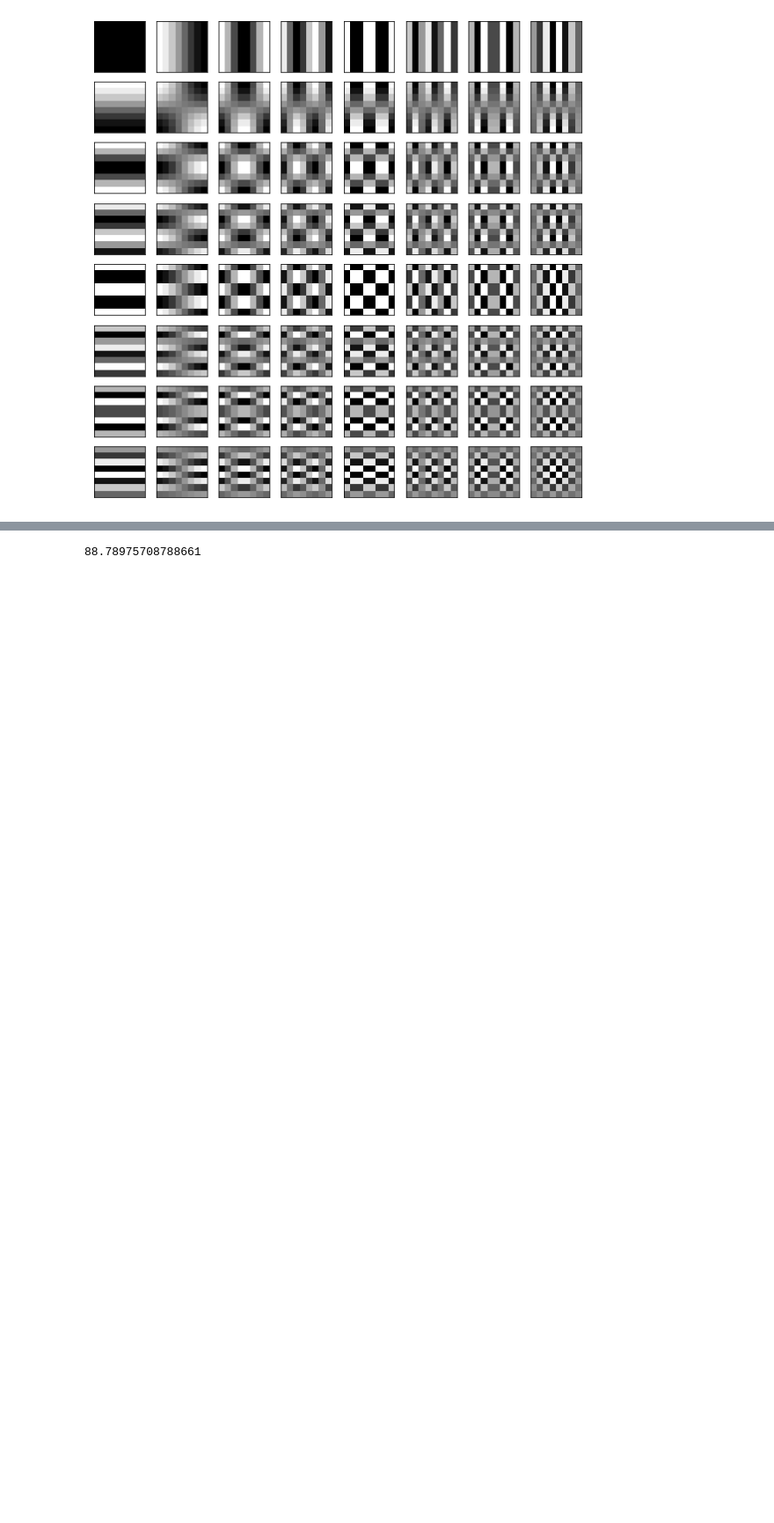
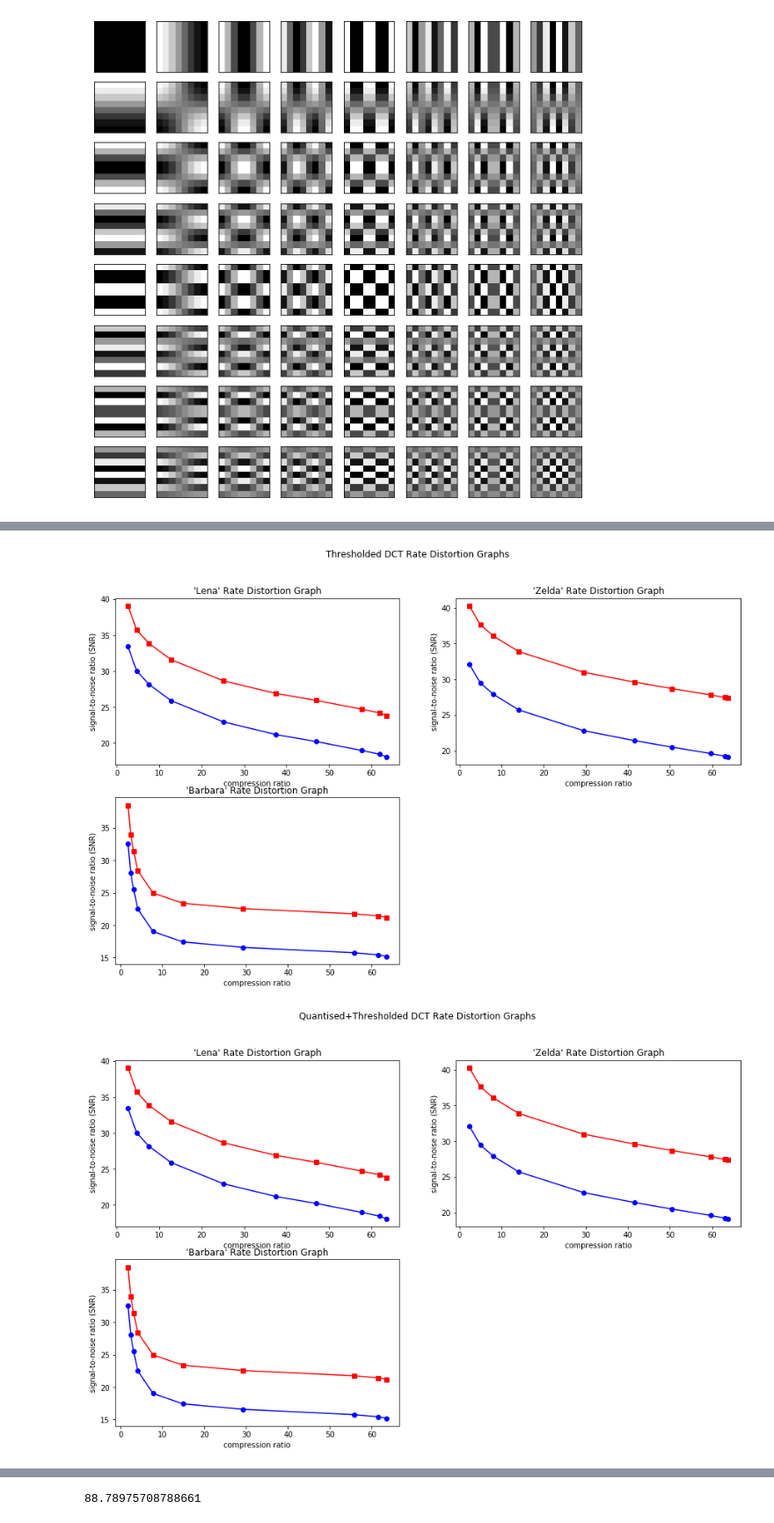
Before and after one commit to callummarvell/ImVid-Analysis, a Jupyter notebook: Task1(refined).ipynb, the cells around one changed output, grey strips where cells are left out. Shown at 88% size. Drawn from its saved outputs; the diff is of its cells as text; code cells hidden in the pictures; blank space fills up the shorter version.

```diff
--- a/Task1(refined).ipynb
+++ b/Task1(refined).ipynb
@@ -261,0 +339,31 @@ print(psnr(quantd[8],img))
+# %%
+tl = getGraph(lthreshd, lpthreshd, lena, False)
+ql = getGraph(lquantd,lpquantd, lena, False)
+tz = getGraph(zthreshd, zpthreshd, zeld, False)
+qz = getGraph(zquantd, zpquantd, zeld, False)
+tb = getGraph(bthreshd, bpquantd, barb, False)
+qb = getGraph(bquantd, bpquantd, barb, False)
+ts = [tl,tz,tb]
+qs = [ql,qz,qb]
+titles = ["'Lena' Rate Distortion Graph","'Zelda' Rate Distortion Graph","'Barbara' Rate Distortion Graph"]
+fig = plt.figure(figsize=(15, 9))
+for i in range(3):
+    plt.subplot(2,2,(i+1))
+    plt.plot(ts[i][0], ts[i][1], 'bo-',ts[i][2], ts[i][3], 'rs-')
+    plt.title(titles[i])
+    plt.xlabel('compression ratio')
+    plt.ylabel('signal-to-noise ratio (SNR)')
+fig.suptitle('Thresholded DCT Rate Distortion Graphs')
+plt.show()
+fig = plt.figure(figsize=(15, 9))
+for i in range(3):
+    plt.subplot(2,2,(i+1))
+    plt.plot(ts[i][0], ts[i][1], 'bo-',ts[i][2], ts[i][3], 'rs-')
+    plt.title(titles[i])
+    plt.xlabel('compression ratio')
+    plt.ylabel('signal-to-noise ratio (SNR)')
+fig.suptitle('Quantised+Thresholded DCT Rate Distortion Graphs')
+plt.show()
+# %% [output]
+[figure, added]
+[figure, added]
```
Also changed, not shown: parts of 39 cells of this notebook, 1 other file.
